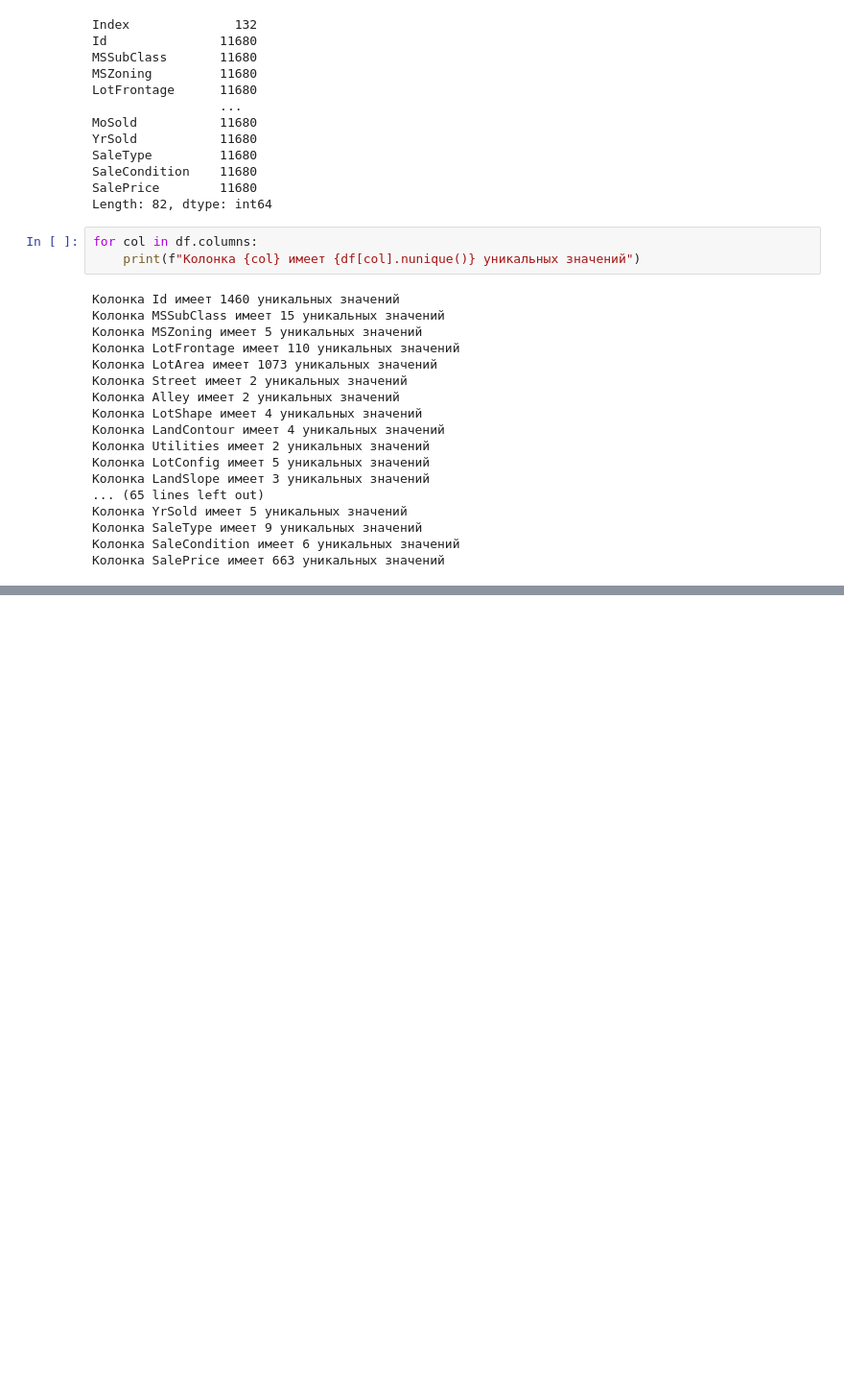
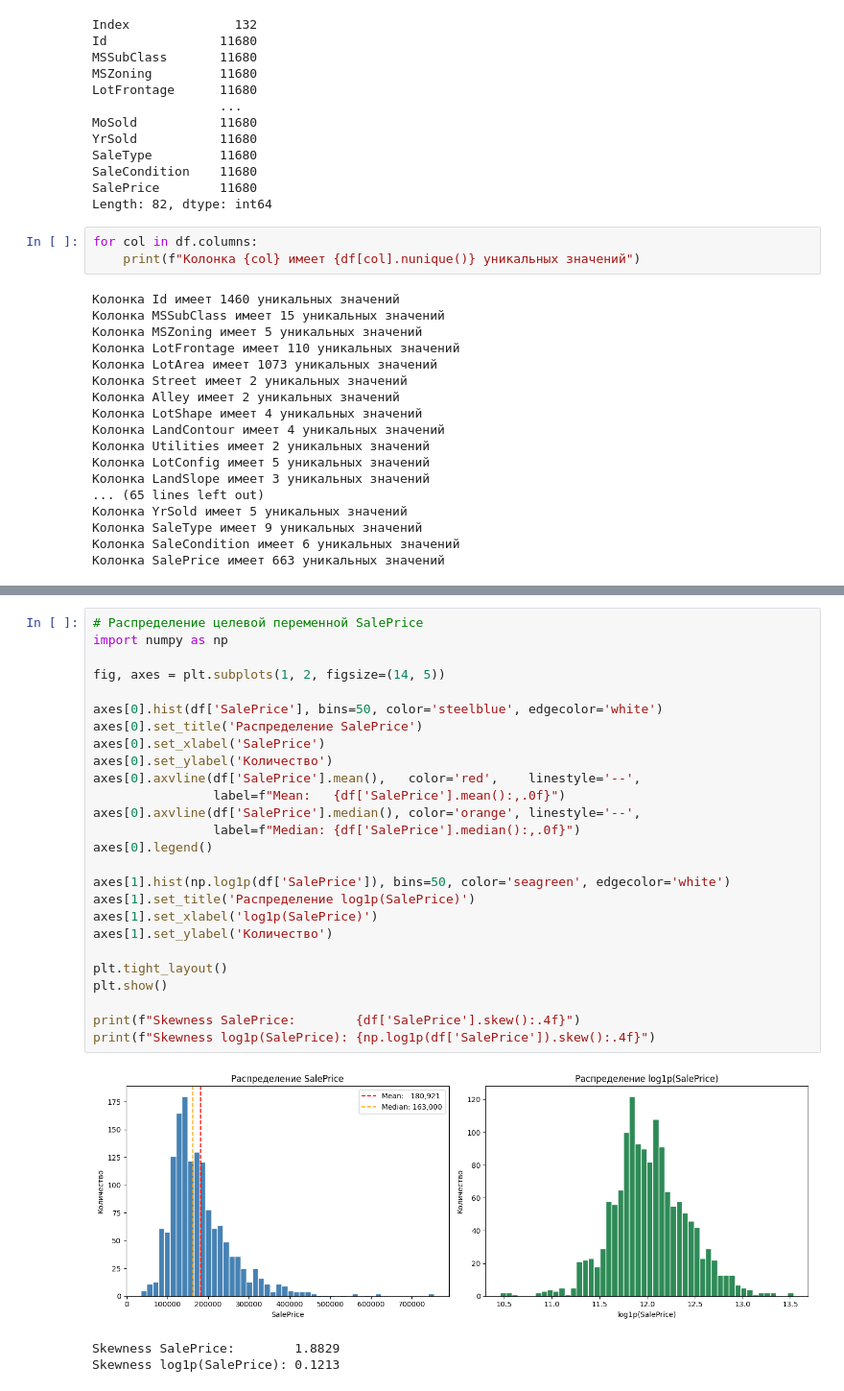
Before and after one commit to Artem61732/house_prices, a Jupyter notebook: notebooks/eda.ipynb, the cells around one changed output, grey strips where cells are left out. Shown at 96% size. Cells and saved outputs as stored; diff of their text form; blank space fills up the shorter version.

```diff
--- a/notebooks/eda.ipynb
+++ b/notebooks/eda.ipynb
@@ -341,0 +226,30 @@ Passing `palette` without assigning `hue` is deprecated and will be removed in v
+# %%
+# Распределение целевой переменной SalePrice
+import numpy as np
+
+fig, axes = plt.subplots(1, 2, figsize=(14, 5))
+
+axes[0].hist(df['SalePrice'], bins=50, color='steelblue', edgecolor='white')
+axes[0].set_title('Распределение SalePrice')
+axes[0].set_xlabel('SalePrice')
+axes[0].set_ylabel('Количество')
+axes[0].axvline(df['SalePrice'].mean(),   color='red',    linestyle='--',
+                label=f"Mean:   {df['SalePrice'].mean():,.0f}")
+axes[0].axvline(df['SalePrice'].median(), color='orange', linestyle='--',
+                label=f"Median: {df['SalePrice'].median():,.0f}")
+axes[0].legend()
+
+axes[1].hist(np.log1p(df['SalePrice']), bins=50, color='seagreen', edgecolor='white')
+axes[1].set_title('Распределение log1p(SalePrice)')
+axes[1].set_xlabel('log1p(SalePrice)')
+axes[1].set_ylabel('Количество')
+
+plt.tight_layout()
+plt.show()
+
+print(f"Skewness SalePrice:        {df['SalePrice'].skew():.4f}")
+print(f"Skewness log1p(SalePrice): {np.log1p(df['SalePrice']).skew():.4f}")
+# %% [output]
+[figure, added]
+Skewness SalePrice:        1.8829
+Skewness log1p(SalePrice): 0.1213
```
Also changed, not shown: parts of 25 cells of this notebook, 27 other files.
